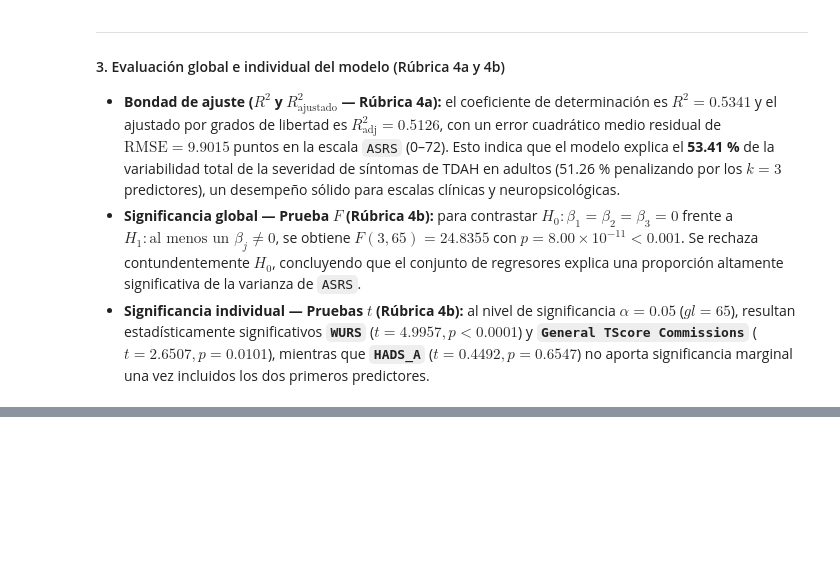
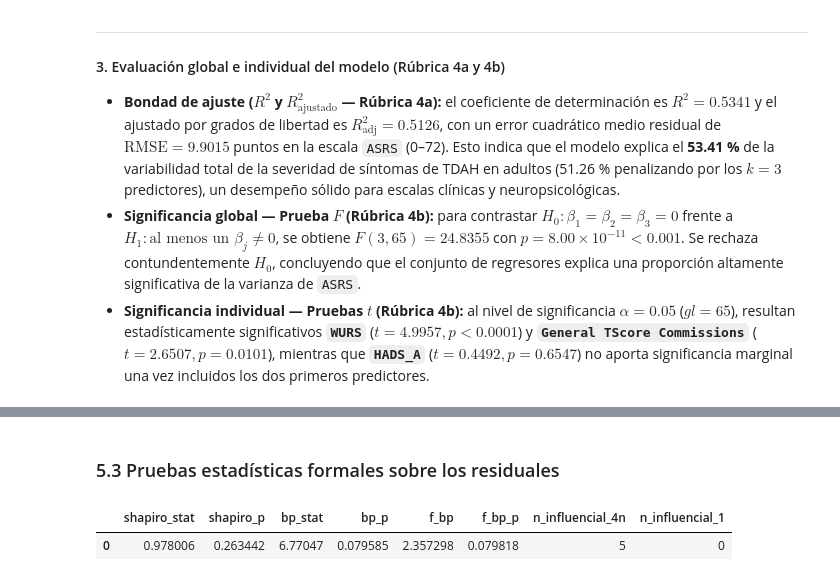
Before and after one commit to a1252765/ARC_project, a Jupyter notebook: notebooks/03_ols_modeling_and_diagnostics.ipynb, the cells around one changed output, grey strips where cells are left out. Drawn from its saved outputs; the diff is of its cells as text; code cells hidden in the pictures; blank space fills up the shorter version.

```diff
--- a/notebooks/03_ols_modeling_and_diagnostics.ipynb
+++ b/notebooks/03_ols_modeling_and_diagnostics.ipynb
@@ -151,0 +214,33 @@ $$\widehat{\text{ASRS}}_i = 7.6350 + 0.3678\,\text{WURS}_i + 0.3079\,\text{Commi
+# %% [markdown]
+### 5.3 Pruebas estadísticas formales sobre los residuales
+# %%
+from scipy.stats import shapiro
+from statsmodels.stats.diagnostic import het_breuschpagan
+from statsmodels.stats.stattools import durbin_watson
+
+# Cálculo de normalidad (Shapiro-Wilk)
+shapiro_stat, shapiro_p = shapiro(residuals)
+
+# Homocedasticidad (Breusch-Pagan)
+bp_stat, bp_p, f_bp, f_bp_p = het_breuschpagan(residuals, X_const)
+
+# Conteo de puntos con Cook > 4/2 y > 1
+n_influencial_4n = int((cooks_d > cooks_threshold).sum())
+n_influencial_1 = int((cooks_d > 1.0).sum())
+
+diagnostics_df = pd.DataFrame([{
+    "shapiro_stat": shapiro_stat,
+    "shapiro_p": shapiro_p,
+    "bp_stat": bp_stat,
+    "bp_p": bp_p,
+    "f_bp": f_bp,
+    "f_bp_p": f_bp_p,
+    "n_influencial_4n": n_influencial_4n,
+    "n_influencial_1": n_influencial_1
+}])
+
+display(diagnostics_df)
+diagnostics_df.to_csv(TAB_DIR / "ols_diagnostics.csv", index=False)
+# %% [output]
+|  | shapiro_stat | shapiro_p | bp_stat | bp_p | f_bp | f_bp_p | n_influencial_4n | n_influencial_1 |
+| 0 | 0.978006 | 0.263442 | 6.77047 | 0.079585 | 2.357298 | 0.079818 | 5 | 0 |
```
Also changed, not shown: parts of 8 cells of this notebook, 4 other files.
